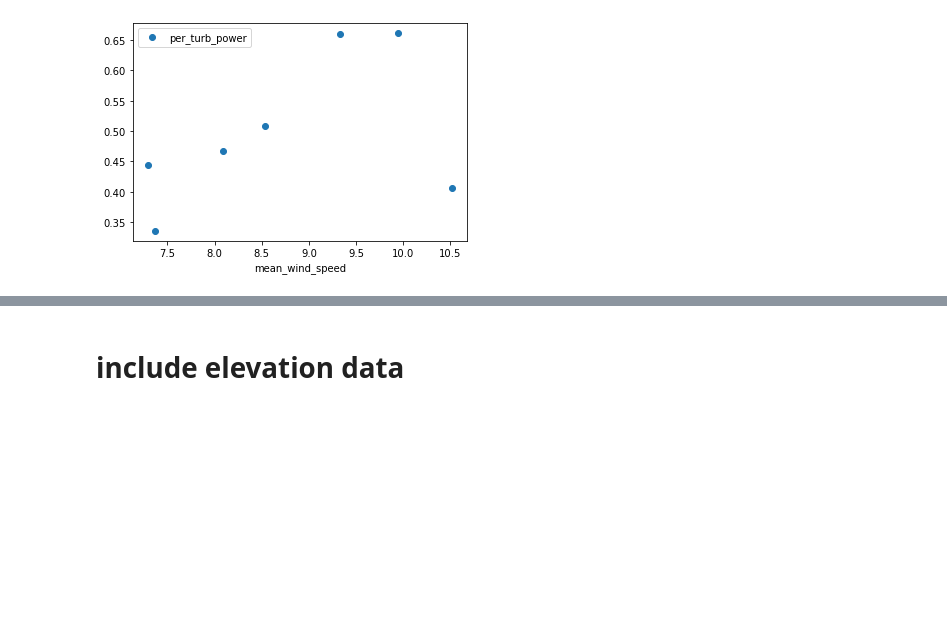
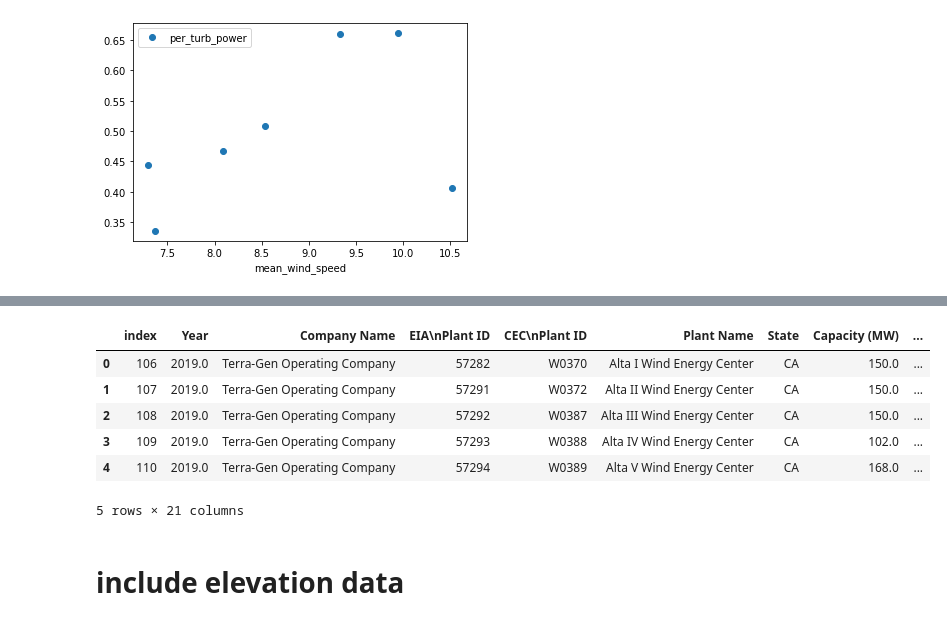
Before and after one commit to akuczala/windsite, a Jupyter notebook: power-vs-wind.ipynb, the cells around one changed output, grey strips where cells are left out. Saved outputs shown, nothing was run; the diff lists cells and outputs as text; code cells hidden in the pictures; blank space fills up the shorter version.

```diff
--- a/power-vs-wind.ipynb
+++ b/power-vs-wind.ipynb
@@ -350,0 +411,4 @@ select_df.plot(x='mean_cubed_wind_speed',y='per_turb_power',linestyle='',marker=
+# %%
+#there are significant diffrences in rotor area, and not much variance within-farm
+area_stats = select_turb_df.groupby('p_name').agg({'t_rsa' : ['mean','std']})
+area_stats
@@ -351,3 +435,15 @@ select_df.plot(x='mean_cubed_wind_speed',y='per_turb_power',linestyle='',marker=
+# %%
+select_df['mean area'] = area_stats[('t_rsa','mean')]
+# %%
+select_df.head()
+# %% [output]
+|  | index | Year | Company Name | EIA\nPlant ID | CEC\nPlant ID | Plant Name | State | Capacity (MW) | ... |
+| 0 | 106 | 2019.0 | Terra-Gen Operating Company | 57282 | W0370 | Alta I Wind Energy Center | CA | 150.0 | ... |
+| 1 | 107 | 2019.0 | Terra-Gen Operating Company | 57291 | W0372 | Alta II Wind Energy Center | CA | 150.0 | ... |
+| 2 | 108 | 2019.0 | Terra-Gen Operating Company | 57292 | W0387 | Alta III Wind Energy Center | CA | 150.0 | ... |
+| 3 | 109 | 2019.0 | Terra-Gen Operating Company | 57293 | W0388 | Alta IV Wind Energy Center | CA | 102.0 | ... |
+| 4 | 110 | 2019.0 | Terra-Gen Operating Company | 57294 | W0389 | Alta V Wind Energy Center | CA | 168.0 | ... |
+5 rows × 21 columns
 # %% [markdown]
 # include elevation data
 # %%
```
Also changed, not shown: parts of 19 cells of this notebook, 5 other files.
